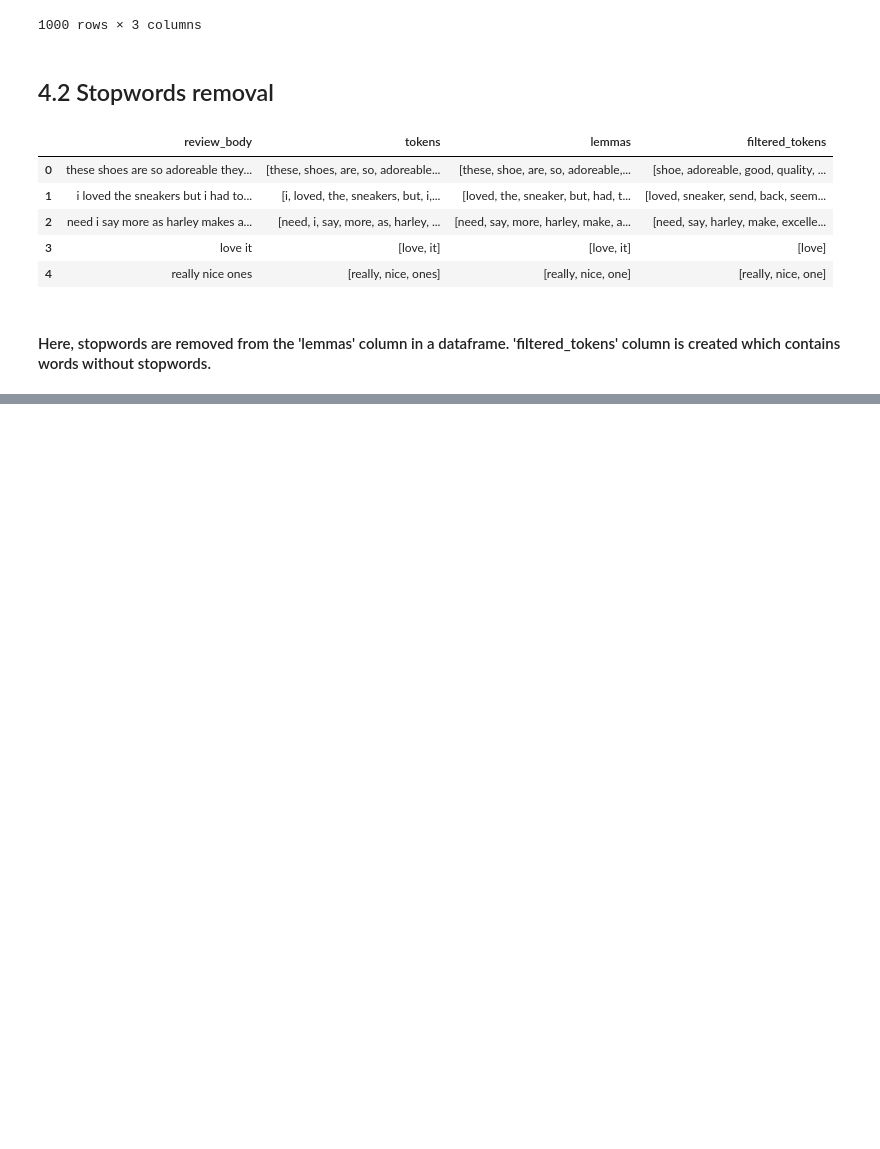
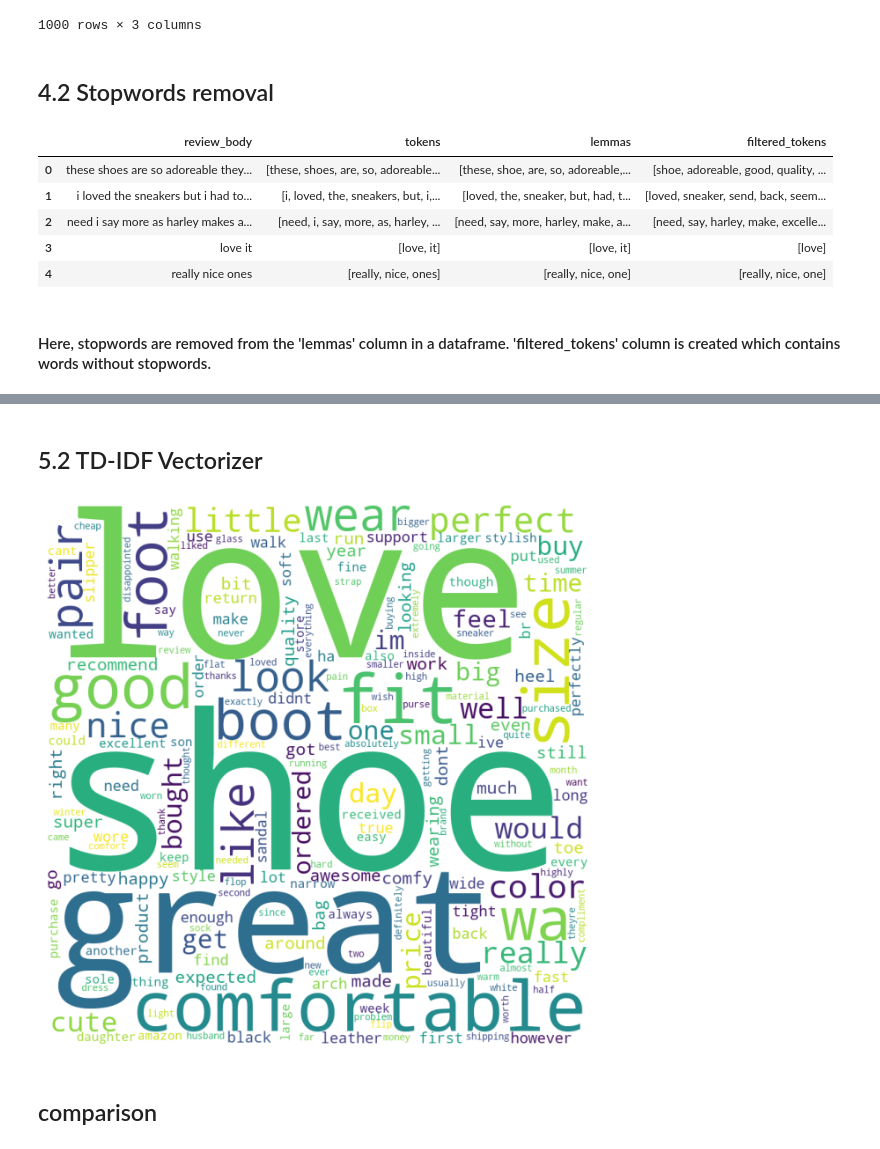
Before and after one commit to shubhampokhrel81/Amazon-US-shoes-review-using-NLP, a Jupyter notebook: assignment1_word_vectorization.ipynb, the cells around one changed output, grey strips where cells are left out. Saved outputs shown, nothing was run; the diff lists cells and outputs as text; code cells hidden in the pictures; blank space fills up the shorter version.

Commit message:
tfidf vectorizer

```diff
--- a/assignment1_word_vectorization.ipynb
+++ b/assignment1_word_vectorization.ipynb
@@ -557,0 +556,16 @@ plt.show()
+# %% [markdown]
+## 5.2 TD-IDF Vectorizer
+# %%
+tfidf_vectorizer = TfidfVectorizer()
+tfidf_vectorized = tfidf_vectorizer.fit_transform(df_text['filtered_tokens'].apply(lambda x: ' '.join(x)))
+# %%
+tfidf_word_freq = dict(zip(tfidf_vectorizer.get_feature_names_out(), np.asarray(tfidf_vectorized.sum(axis=0)).ravel()))
+tfidf_wordcloud = WordCloud(width=800, height=800, background_color='white').generate_from_frequencies(tfidf_word_freq)
+plt.figure(figsize=(8,8))
+plt.imshow(tfidf_wordcloud)
+plt.axis('off')
+plt.show()
+# %% [output]
+[figure, added]
+# %% [markdown]
+## comparison
```
Also changed, not shown: parts of 18 cells of this notebook.
